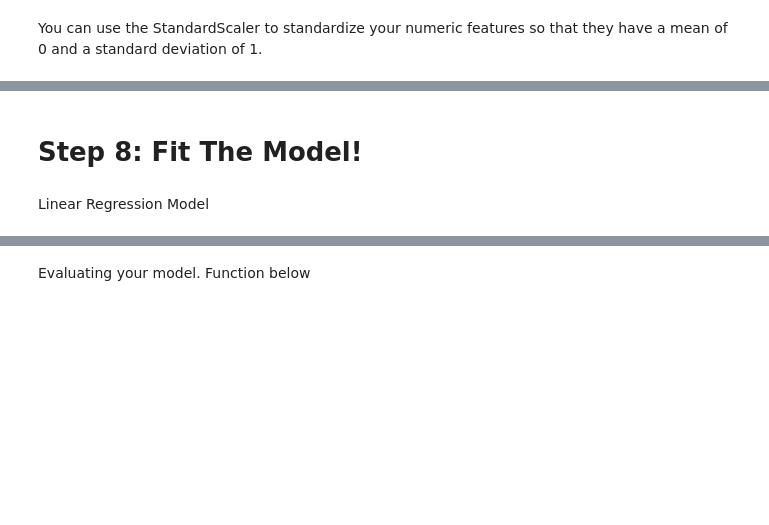
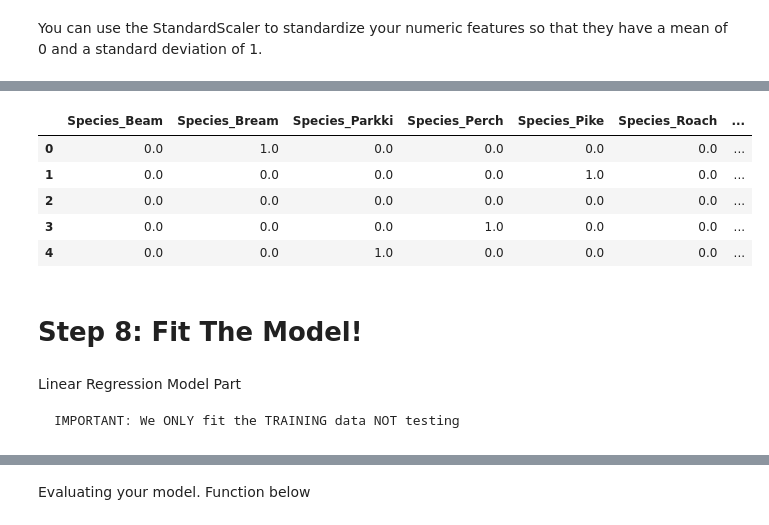
Before and after one commit to justinacgray/Data_Science, a Jupyter notebook: machine_learning_practice/exam_prep/fish_mock_exam.ipynb, the cells around one changed output, grey strips where cells are left out. Drawn from its saved outputs; the diff is of its cells as text; code cells hidden in the pictures; blank space fills up the shorter version.

Commit message:
extra column ohe col err and evaluation err- eval of model in progress

```diff
--- a/machine_learning_practice/exam_prep/fish_mock_exam.ipynb
+++ b/machine_learning_practice/exam_prep/fish_mock_exam.ipynb
@@ -23,6 +23,9 @@ from sklearn.compose import ColumnTransformer
 from sklearn.pipeline import Pipeline
 from sklearn.preprocessing import StandardScaler
 set_config(display='diagram')
+# Set the maximum number of rows and columns to display
+pd.set_option('display.max_rows', 10)      # Set the maximum number of rows to display
+# pd.set_option('display.max_columns', 5)   # Set the maximum number of columns to display
 # %% [markdown]
 # Step 2: Load Dataset
 # %%
@@ -140,3 +145,8 @@ Numeric columns are : ['Length1', 'Length2', 'Length3', 'Height', 'Width']
+# %%
+# Scaler
+scaler = StandardScaler() #for numeric data
+# One-hot encoder
+ohe = OneHotEncoder(handle_unknown='ignore', sparse_output=False) #categorical nominal data
 # %%
 # Create a transformer for imputing missing values in numeric columns
 # "imputer" can be any name just as long as it makes sense
@@ -253,3 +237,8 @@ Here's a brief explanation of the math:
     Dividing by the standard deviation scales the data. It makes the variance of the transformed data equal to 1. This step ensures that the transformed data has a standard deviation of 1.
 
 By scaling your data using the standardization process, you bring all features to a similar scale, and they all have a mean of 0 and a standard deviation of 1. This standardization helps ensure that your machine learning algorithms can effectively learn from and generalize to the data.
+# %%
+# create a subset of data for only categorical columns
+train_cat_data = X_train[cat_selector(X_train)]
+test_cat_data = X_test[cat_selector(X_test)]
+train_cat_data.head()
@@ -255,0 +252,7 @@ By scaling your data using the standardization process, you bring all features t
+# %%
+#fit the OneHotEncoder on the training data
+ohe.fit(train_cat_data)
+#transform both the training and the testing data
+train_ohe = ohe.transform(train_cat_data)
+test_ohe = ohe.transform(test_cat_data)
+train_ohe
@@ -256,7 +267,21 @@ By scaling your data using the standardization process, you bring all features t
+# %%
+ohe_column_names = ohe.get_feature_names_out(train_cat_data.columns)
+train_ohe = pd.DataFrame(train_ohe, columns=ohe_column_names)
+test_ohe = pd.DataFrame(test_ohe, columns=ohe_column_names)
+train_ohe.head()
+# %% [output]
+|  | Species_Beam | Species_Bream | Species_Parkki | Species_Perch | Species_Pike | Species_Roach | ... |
+| 0 | 0.0 | 1.0 | 0.0 | 0.0 | 0.0 | 0.0 | ... |
+| 1 | 0.0 | 0.0 | 0.0 | 0.0 | 1.0 | 0.0 | ... |
+| 2 | 0.0 | 0.0 | 0.0 | 0.0 | 0.0 | 0.0 | ... |
+| 3 | 0.0 | 0.0 | 0.0 | 1.0 | 0.0 | 0.0 | ... |
+| 4 | 0.0 | 0.0 | 1.0 | 0.0 | 0.0 | 0.0 | ... |
 # %% [markdown]
 # Step 8: Fit The Model!
-# %% [markdown]
-Linear Regression Model
+# %% [markdown]
+Linear Regression Model Part
+
+    IMPORTANT: We ONLY fit the TRAINING data NOT testing
 # %%
 # import LinearRegression model
 from sklearn.linear_model import LinearRegression
```
Also changed, not shown: parts of 17 cells of this notebook.
